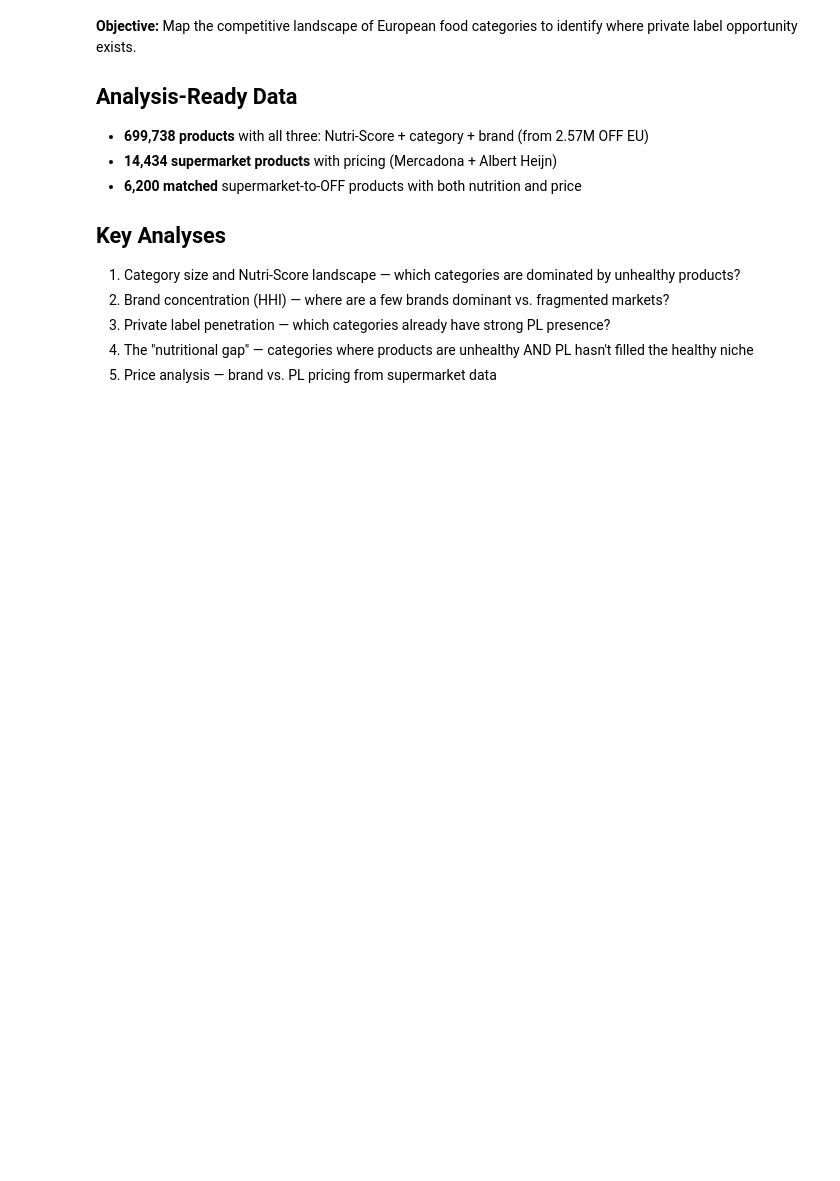
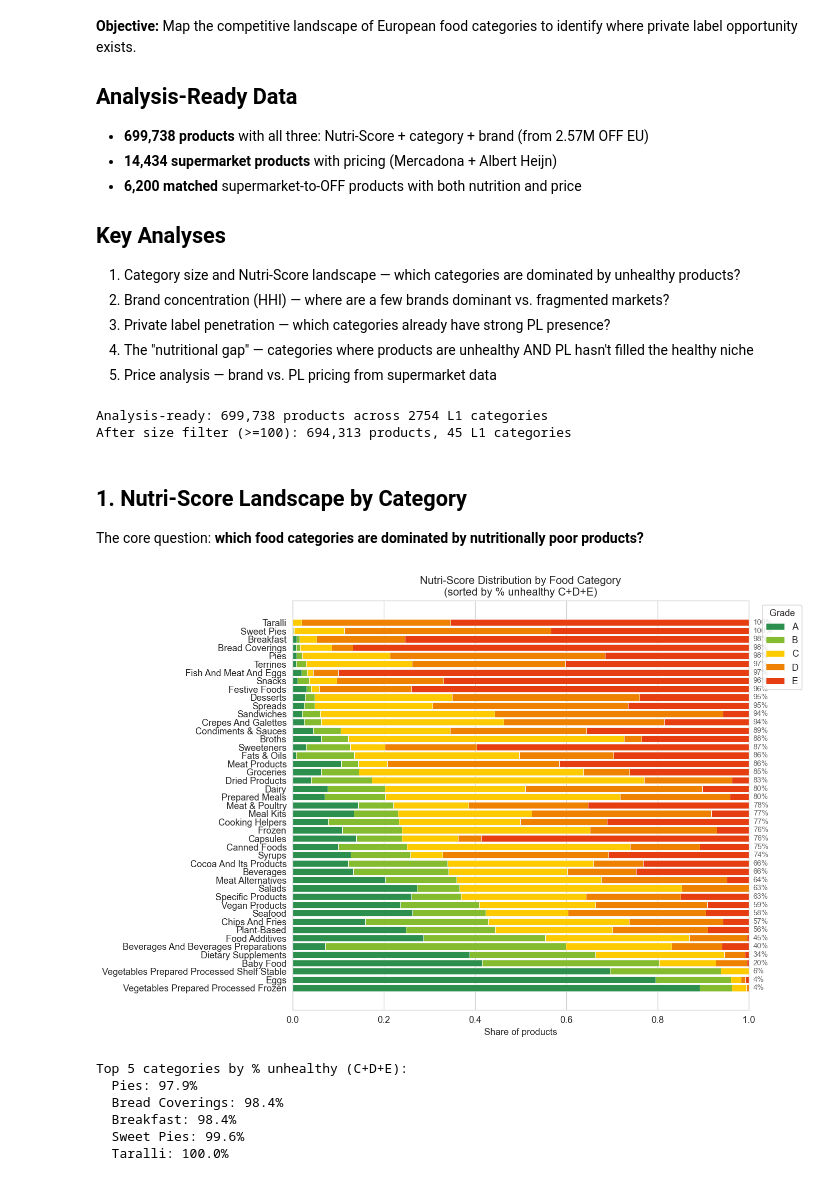
Before and after one commit to DrPrettyman/PrivateLabelOpportunities, a Jupyter notebook: notebooks/03_eda_category_landscape.ipynb, the cells around one changed output. Cells and saved outputs as stored; diff of their text form; code cells hidden in the pictures; blank space fills up the shorter version.

```diff
--- a/notebooks/03_eda_category_landscape.ipynb
+++ b/notebooks/03_eda_category_landscape.ipynb
@@ -38,0 +41,74 @@ sns.set_style("whitegrid")
+# %%
+from pathlib import Path
+
+DATA_DIR = Path('data/processed')
+RESULTS_DIR = Path('results')
+RESULTS_DIR.mkdir(exist_ok=True)
+
+# Load processed data
+df_off = pd.read_parquet(DATA_DIR / 'off_eu_clean.parquet')
+df_super = pd.read_parquet(DATA_DIR / 'supermarket_all.parquet')
+df_matched = pd.read_parquet(DATA_DIR / 'supermarket_off_matched.parquet')
+
+# Filter to analysis-ready products (have nutriscore + category + brand)
+mask = (
+    df_off['nutriscore_grade'].notna()
+    & (df_off['category_l1'] != 'Unknown')
+    & df_off['brand_clean'].notna()
+)
+df = df_off[mask].copy()
+print(f'Analysis-ready: {len(df):,} products across {df["category_l1"].nunique()} L1 categories')
+
+# Focus on categories with enough products for meaningful analysis (>= 100)
+cat_sizes = df['category_l1'].value_counts()
+big_cats = cat_sizes[cat_sizes >= 100].index
+df = df[df['category_l1'].isin(big_cats)].copy()
+print(f'After size filter (>=100): {len(df):,} products, {len(big_cats)} L1 categories')
+# %% [output]
+Analysis-ready: 699,738 products across 2754 L1 categories
+After size filter (>=100): 694,313 products, 45 L1 categories
+# %% [markdown]
+## 1. Nutri-Score Landscape by Category
+
+The core question: **which food categories are dominated by nutritionally poor products?**
+# %%
+# Nutri-Score distribution per L1 category (stacked horizontal bar)
+landscape = compute_nutritional_landscape(df, 'category_l1')
+
+# Sort by % unhealthy (C+D+E)
+landscape = landscape.sort_values('pct_grade_cde', ascending=True)
+
+fig, ax = plt.subplots(figsize=(12, 8))
+grade_cols = ['pct_grade_a', 'pct_grade_b', 'pct_grade_c', 'pct_grade_d', 'pct_grade_e']
+colors = ['#2d8f4e', '#85bb2f', '#fecb02', '#ee8100', '#e63e11']  # Official Nutri-Score colours
+labels = ['A', 'B', 'C', 'D', 'E']
+
+left = np.zeros(len(landscape))
+for col, color, label in zip(grade_cols, colors, labels):
+    vals = landscape[col].values
+    ax.barh(landscape['category_l1'], vals, left=left, color=color, label=label, edgecolor='white', linewidth=0.5)
+    left += vals
+
+ax.set_xlabel('Share of products')
+ax.set_title('Nutri-Score Distribution by Food Category\n(sorted by % unhealthy C+D+E)')
+ax.legend(title='Grade', bbox_to_anchor=(1.02, 1), loc='upper left')
+ax.set_xlim(0, 1)
+
+# Add % CDE annotation on right
+for i, (_, row) in enumerate(landscape.iterrows()):
+    ax.text(1.01, i, f"{row['pct_grade_cde']:.0%}", va='center', fontsize=9, color='#666')
+
+plt.tight_layout()
+plt.savefig(RESULTS_DIR / 'nutriscore_by_category.png', bbox_inches='tight', dpi=150)
+plt.show()
+print('\nTop 5 categories by % unhealthy (C+D+E):')
+for _, row in landscape.tail(5).iterrows():
+    print(f"  {row['category_l1']}: {row['pct_grade_cde']:.1%}")
+# %% [output]
+[figure, added]
+Top 5 categories by % unhealthy (C+D+E):
+  Pies: 97.9%
+  Bread Coverings: 98.4%
+  Breakfast: 98.4%
+  Sweet Pies: 99.6%
+  Taralli: 100.0%
```
Also changed, not shown: parts of 12 cells of this notebook, 3 other files.
